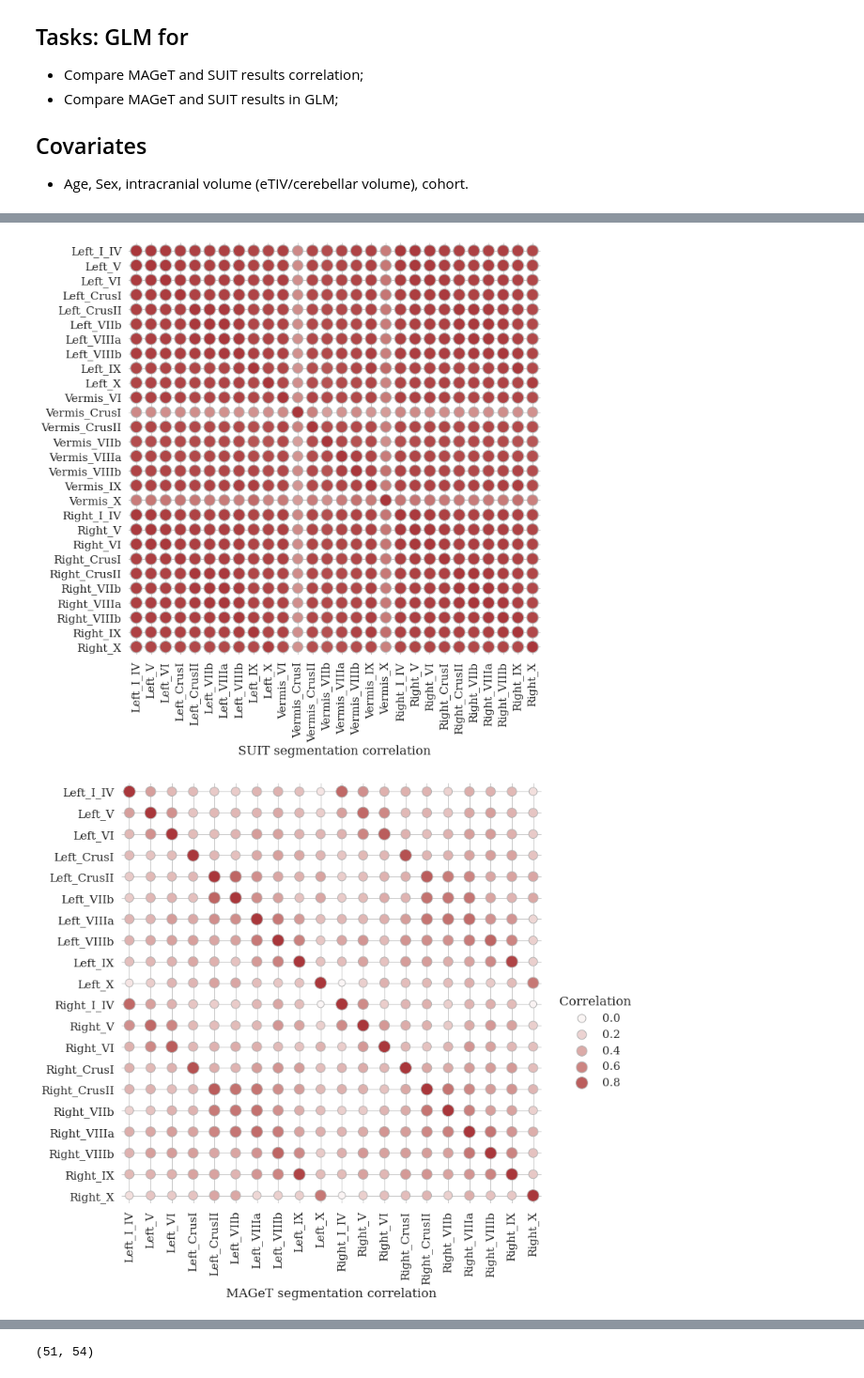
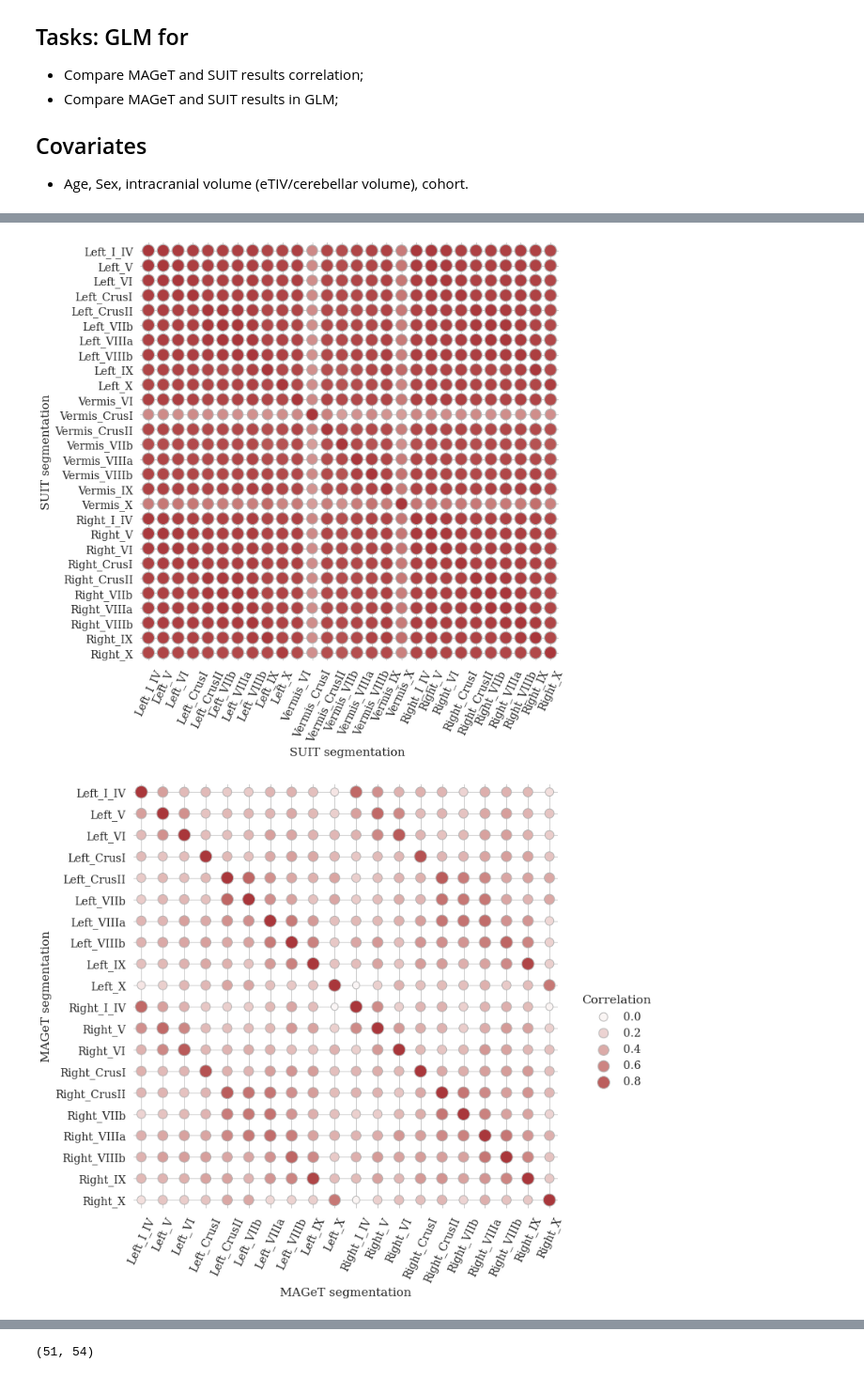
Before and after one commit to neurodatascience/ET_biomarker, a Jupyter notebook: stats/4_SUIT_MAGeT_comp.ipynb, the cells around one changed output, grey strips where cells are left out. Shown at 94% size. Drawn from its saved outputs; the diff is of its cells as text; code cells hidden in the pictures.

```diff
--- a/stats/4_SUIT_MAGeT_comp.ipynb
+++ b/stats/4_SUIT_MAGeT_comp.ipynb
@@ -150,7 +153,8 @@ if save_fig: print('saving...'); f1.savefig("Fig2-lobule_distr.jpg", dpi=300, bb
 # correlation plot for all the suit and maget results
 # distribution plot for all the suit and maget
 figure_size=(20, 20);
-FONT_SCALE=1.4;
+FONT_SCALE=1.3;
+x_tick_rotation=65
 save_fig=0
 
 lobule_list = ['I_IV', 'V', 'VI', 'CrusI', 'CrusII', 'VIIb', 'VIIIa', 'VIIIb', 'IX', 'X'];
@@ -174,7 +178,6 @@ sm_corr_df_ = sm_df_.corr();
 sm_cross_corr_df_ = sm_corr_df_.iloc[0:length_lobule_list*2,length_lobule_list*2:];
 sm_cross_corr_df_.index=suit_labels; sm_cross_corr_df_.columns=suit_labels;
 sm_cross_corr_long_df_ = sm_cross_corr_df_.stack().reset_index(name="Correlation")
-
 
 # Fig.d: cross correlation lines
 sl_sr_ = np.diag(suit_corr_df, length_lobule_list+len(SUIT_v_labels));
@@ -204,8 +207,6 @@ sr_ml_df['Comparison:']='Cross Pipelines'
 
 sm_cros_corr_vis_df = pd.concat([sl_sr_df, ml_mr_df, sl_ml_df, sr_mr_df, sl_mr_df, sr_ml_df])
 
-## vis
-
 # Fig2. a
 sns.set_theme(style="whitegrid", palette="pastel", font_scale=FONT_SCALE)
 sns.set_style({'font.family':'serif', 'font.serif':'Times New Roman'})
@@ -220,9 +221,10 @@ g1 = sns.relplot(
 g1.set(xlabel="", ylabel="", aspect="equal")
 g1.despine(left=True, bottom=True)
 g1.ax.margins(.02)
-g1.set_xlabels('SUIT segmentation correlation')
+g1.set_xlabels('SUIT segmentation ')
+g1.set_ylabels('SUIT segmentation')
 for label in g1.ax.get_xticklabels():
-    label.set_rotation(90)
+    label.set_rotation(x_tick_rotation)
 g1.tight_layout()
 if save_fig: print('saving...'); g1.savefig("Fig2-SUIT_corr.jpg", dpi=300, bbox_inches='tight', pad_inches=0.1);
 
@@ -240,10 +242,11 @@ g2 = sns.relplot(
 g2.set(xlabel="", ylabel="", aspect="equal")
 g2.despine(left=True, bottom=True)
 g2.ax.margins(.02)
-g2.set_xlabels('MAGeT segmentation correlation')
+g2.set_xlabels('MAGeT segmentation')
+g2.set_ylabels('MAGeT segmentation')
 #g2.legend.
 for label in g2.ax.get_xticklabels():
-    label.set_rotation(90)
+    label.set_rotation(x_tick_rotation)
 for artist in g2.legend.legendHandles:
     artist.set_edgecolor(".7")
 g2.tight_layout()
@@ -255,35 +258,35 @@ sns.set_style({'font.family':'serif', 'font.serif':'Times New Roman'})
 g3 = sns.relplot(
     data=sm_cross_corr_long_df_,
     x="level_0", y="level_1", hue="Correlation", size="Correlation",
     palette="vlag", hue_norm=(-1, 1), edgecolor=".7", legend=False,
     height=10, sizes=(50, 250), size_norm=(-0.2, 0.8),
 )
 # Tweak the figure
 g3.set(xlabel="", ylabel="", aspect="equal")
 g3.despine(left=True, bottom=True)
 g3.ax.margins(.02)
-g3.set_ylabels('SUIT segmentations')
+g3.set_ylabels('SUIT segmentation')
 g3.set_xlabels('MAGeT segmentation')
 #g2.legend.
 for label in g3.ax.get_xticklabels():
-    label.set_rotation(90)
+    label.set_rotation(x_tick_rotation)
 g3.tight_layout()
 if save_fig: print('saving...'); g3.savefig("Fig2-SUIT-MAGeT_cross-corr.jpg", dpi=300, bbox_inches='tight', pad_inches=0.1);
 
 # Fig2. d
 sns.set_theme(style="whitegrid", palette="pastel", font_scale=FONT_SCALE+0.5)
 sns.set_style({'font.family':'serif', 'font.serif':'Times New Roman'})
 f2, ax4 = plt.subplots(figsize=figure_size, facecolor='w', edgecolor='lightgray')
 sns.lineplot(data=sm_cros_corr_vis_df, y="Correlation", x="Lobules", hue="Correlations between:", #size="Correlation", style="Correlation between:",
              style='Comparison:', style_order=['Within Pipeline','Cross Pipelines'], marker='o', markersize=20, lw=4,
              ax=ax4)
 ax4.set(ylim=[-0.12,1.11])
 ax4.set_xlabel('Cerebellar lobules', fontsize='large')
-ax4.set_ylabel('Correlation', fontsize='large')
+ax4.set_ylabel('Cross hemispheric correlations', fontsize='large')
 for legobj in ax4.legend_.legendHandles:
     legobj.set_linewidth(4)
 
 if save_fig: print('saving...'); f2.savefig("Fig2-SUIT-MAGeT_cross-corr_line.jpg", dpi=300, bbox_inches='tight', pad_inches=0.1);
 # %% [output]
-[figure, old version]
+[figure, new version]
-[figure, old version]
+[figure, new version]
```
Also changed, not shown: parts of 6 cells of this notebook, 48 other files.
